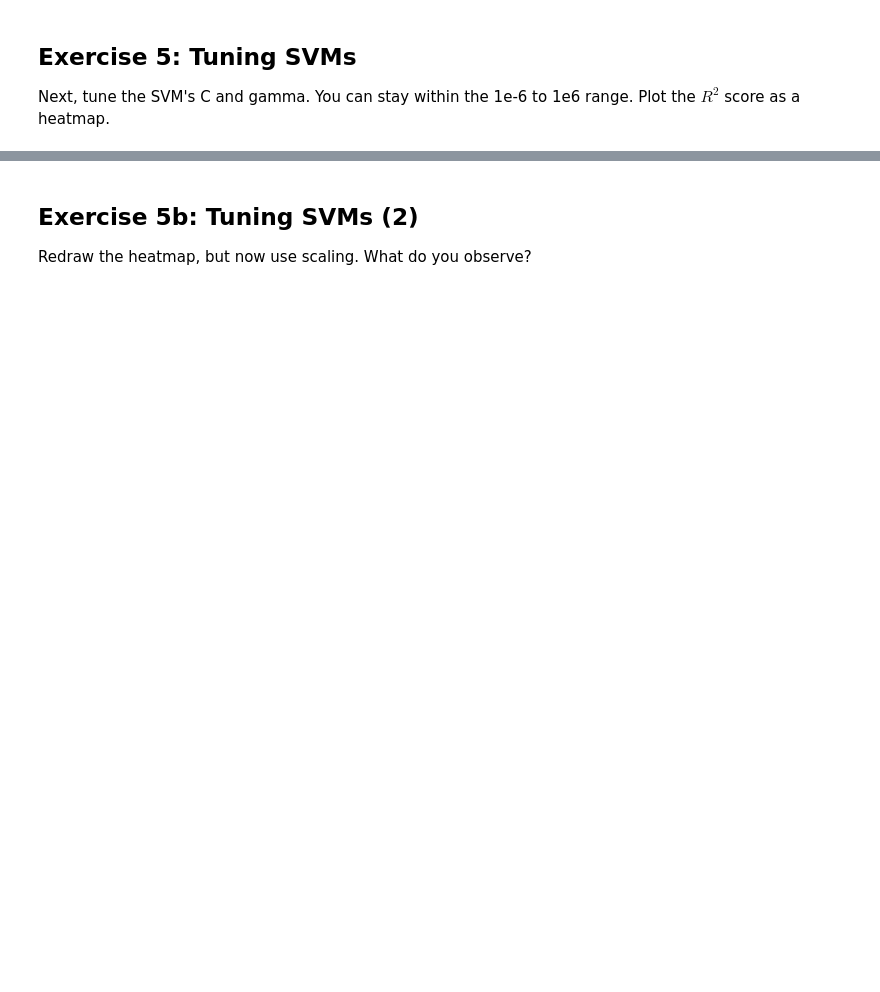
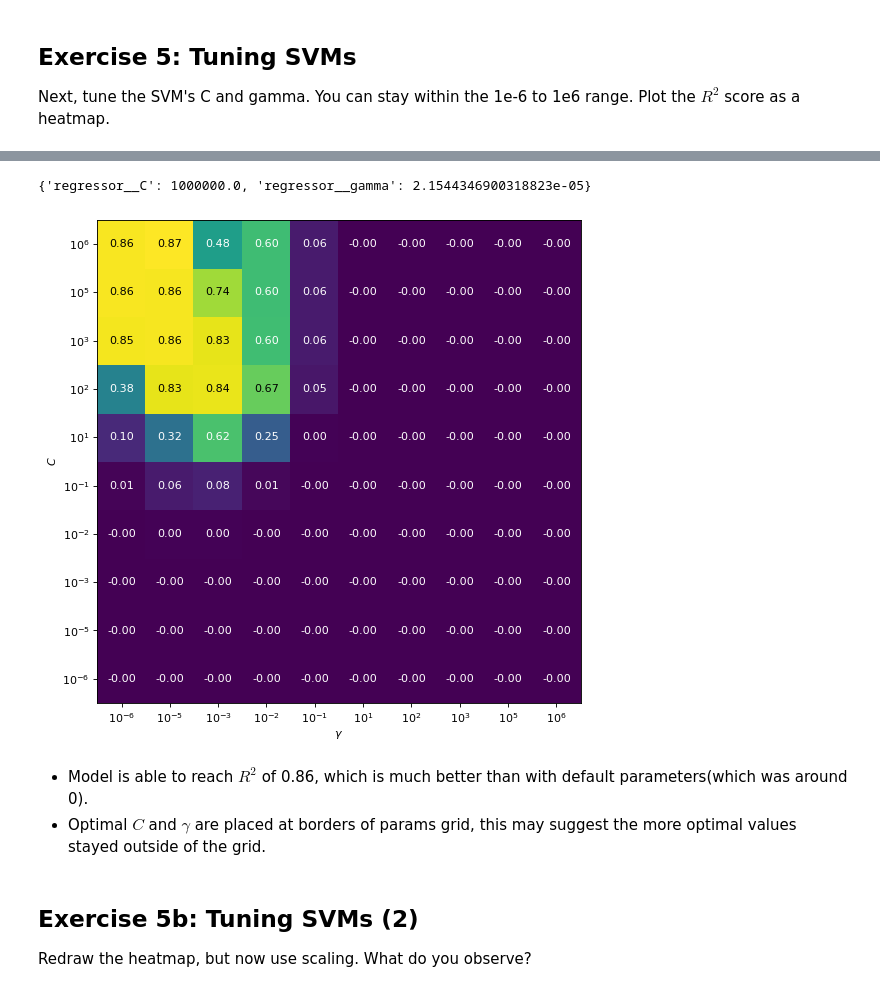
Before and after one commit to gekas145/tue-ml-course, a Jupyter notebook: labs/Lab 4 - Pipelines.ipynb, the cells around one changed output, grey strips where cells are left out. Cells and saved outputs as stored; diff of their text form; code cells hidden in the pictures; blank space fills up the shorter version.

```diff
--- a/labs/Lab 4 - Pipelines.ipynb
+++ b/labs/Lab 4 - Pipelines.ipynb
@@ -219,8 +225,12 @@ plt.show()
 ## Exercise 5: Tuning SVMs
 Next, tune the SVM's C and gamma. You can stay within the 1e-6 to 1e6 range. Plot the $R^2$ score as a heatmap.
 # %%
+from matplotlib.pyplot import figure
+
 def heatmap(values, xlabel, ylabel, xticklabels, yticklabels, cmap=None,
             vmin=None, vmax=None, ax=None, fmt="%0.2f"):
+
+    figure(figsize=(8, 8), dpi=80)
     if ax is None:
         ax = plt.gca()
     # plot the mean cross-validation scores
@@ -242,3 +252,16 @@ def heatmap(values, xlabel, ylabel, xticklabels, yticklabels, cmap=None,
             c = 'w'
         ax.text(x, y, fmt % value, color=c, ha="center", va="center")
     return img
+# %%
+def build_grid_search(scaling):
+
+    params = {"regressor__C": np.logspace(-6, 6, 10),
+              "regressor__gamma": np.logspace(-6, 6, 10)}
+    return GridSearchCV(build_pipeline(SVR(kernel="rbf"), numerical, categorical, scaling),
+                        params,
+                        cv=5,
+                        scoring="r2",
+                        n_jobs=-1)
+# %%
+search_not_scaled = build_grid_search(False)
+search_not_scaled.fit(X, y)
@@ -245,3 +286,20 @@ def heatmap(values, xlabel, ylabel, xticklabels, yticklabels, cmap=None,
+# %%
+print(search_not_scaled.best_params_)
+# %% [output]
+{'regressor__C': 1000000.0, 'regressor__gamma': 2.1544346900318823e-05}
+# %%
+heatmap(search_not_scaled.cv_results_["mean_test_score"].reshape(10, 10),
+        "$\gamma$",
+        "$C$",
+        [f"$10^{{ {i:.0f} }}$" for i in np.linspace(-6, 6, 10)],
+        [f"$10^{{ {i:.0f} }}$" for i in np.linspace(-6, 6, 10)]
+        )
+plt.show()
+# %% [output]
+[figure, added]
+# %% [markdown]
+* Model is able to reach $R^2$ of 0.86, which is much better than with default parameters(which was around 0).
+* Optimal $C$ and $\gamma$ are placed at borders of params grid, this may suggest the more optimal values stayed outside of the grid.
 # %% [markdown]
 ## Exercise 5b: Tuning SVMs (2)
 Redraw the heatmap, but now use scaling. What do you observe?
```
Also changed, not shown: parts of 13 cells of this notebook.
